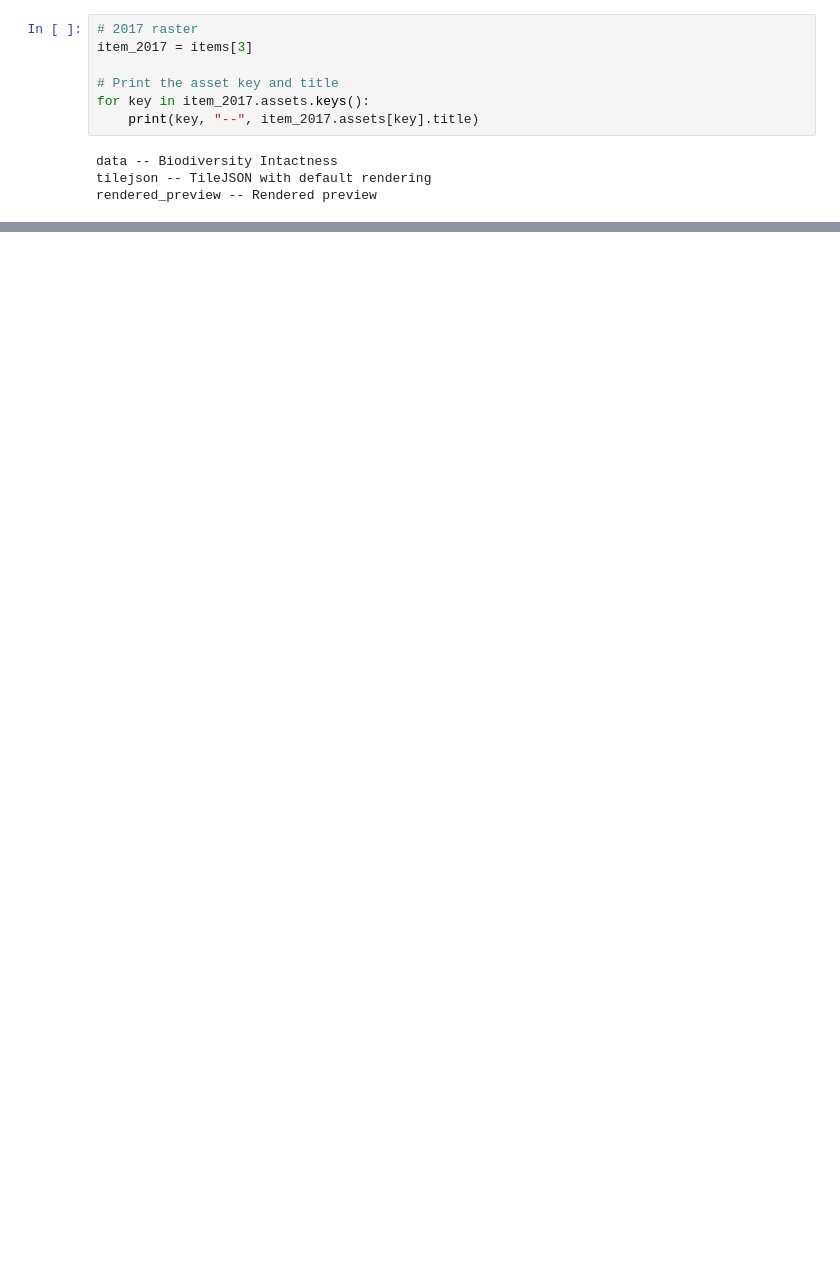
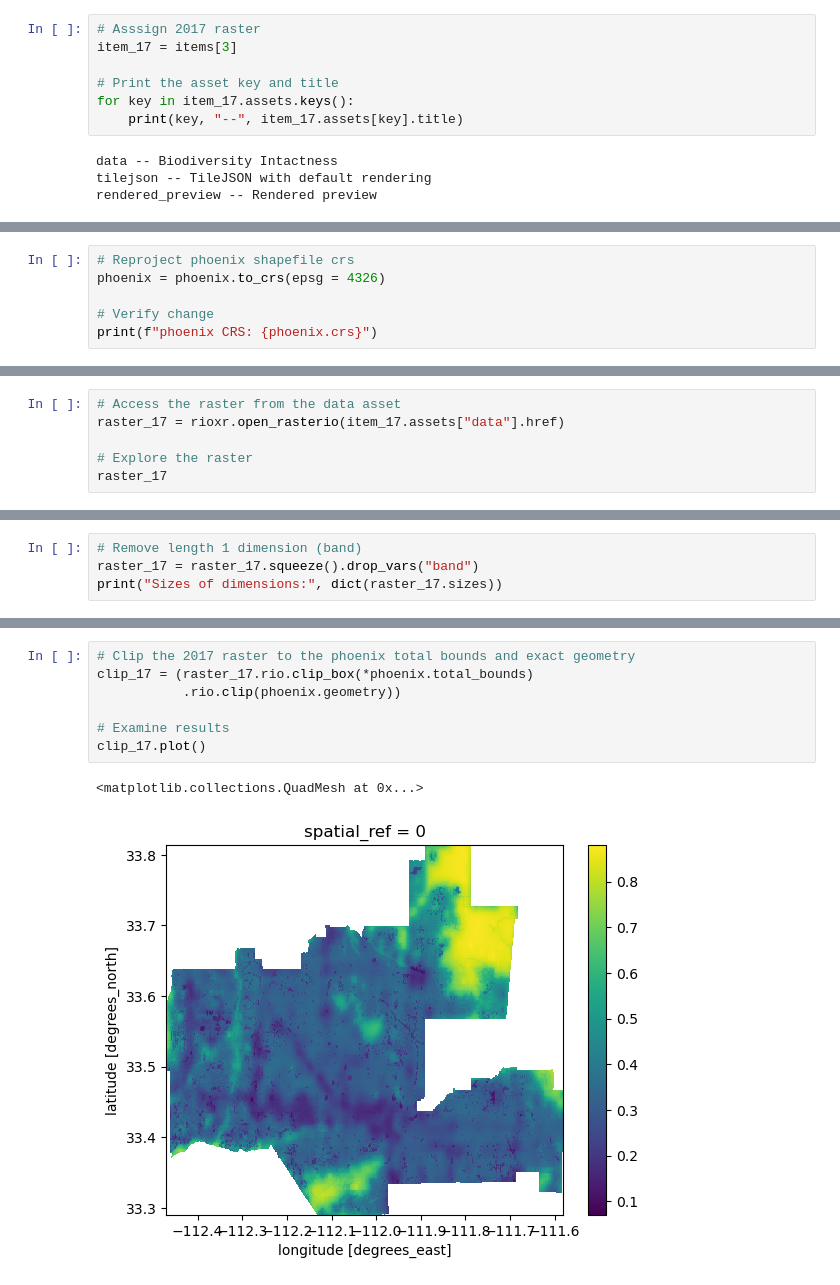
Before and after one commit to matteo-torres/BII-Project, a Jupyter notebook: bii-phoenix.ipynb, the cells around one changed output, grey strips where cells are left out. Cells and saved outputs as stored; diff of their text form; blank space fills up the shorter version.

Commit message:
reproject phoenix crs, drop the band dimension, clip rasters to mathc phoenix bounds and geometry

```diff
--- a/bii-phoenix.ipynb
+++ b/bii-phoenix.ipynb
@@ -49,10 +63,10 @@ items
 # %%
-# 2017 raster
-item_2017 = items[3]
+# Asssign 2017 raster
+item_17 = items[3]
 
 # Print the asset key and title
-for key in item_2017.assets.keys():
-    print(key, "--", item_2017.assets[key].title)
+for key in item_17.assets.keys():
+    print(key, "--", item_17.assets[key].title)
 # %% [output]
 data -- Biodiversity Intactness
 tilejson -- TileJSON with default rendering
@@ -79,0 +104,6 @@ phoenix.plot()
+# %%
+# Reproject phoenix shapefile crs
+phoenix = phoenix.to_crs(epsg = 4326)
+
+# Verify change
+print(f"phoenix CRS: {phoenix.crs}")
@@ -79,0 +112,6 @@ phoenix.plot()
+# %%
+# Access the raster from the data asset
+raster_17 = rioxr.open_rasterio(item_17.assets["data"].href)
+
+# Explore the raster
+raster_17
@@ -79,0 +130,4 @@ phoenix.plot()
+# %%
+# Remove length 1 dimension (band)
+raster_17 = raster_17.squeeze().drop_vars("band")
+print("Sizes of dimensions:", dict(raster_17.sizes))
@@ -79,0 +160,10 @@ phoenix.plot()
+# %%
+# Clip the 2017 raster to the phoenix total bounds and exact geometry
+clip_17 = (raster_17.rio.clip_box(*phoenix.total_bounds)
+           .rio.clip(phoenix.geometry))
+
+# Examine results
+clip_17.plot()
+# %% [output]
+<matplotlib.collections.QuadMesh at 0x...>
+[figure, added]
```
Also changed, not shown: parts of 15 cells of this notebook.
